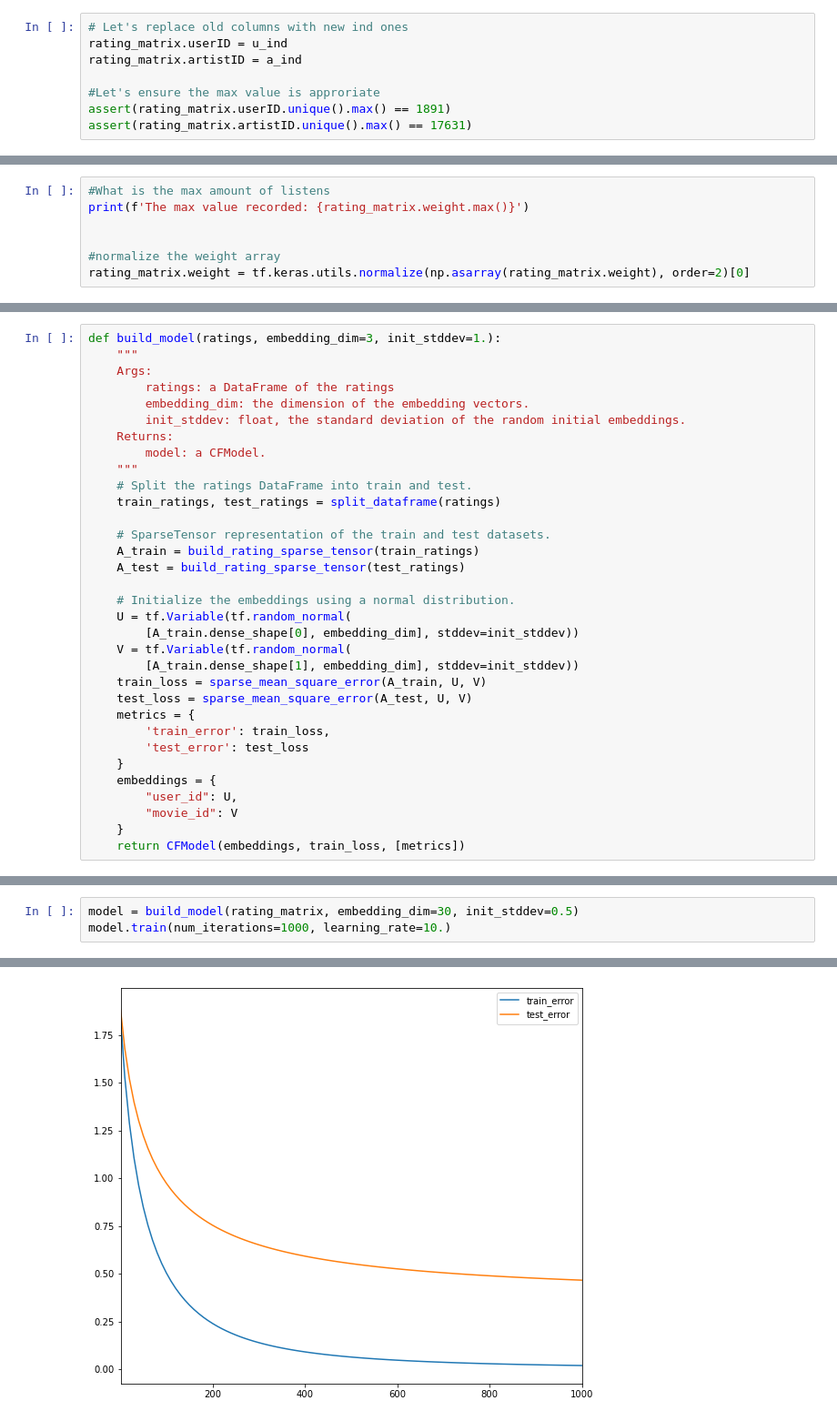
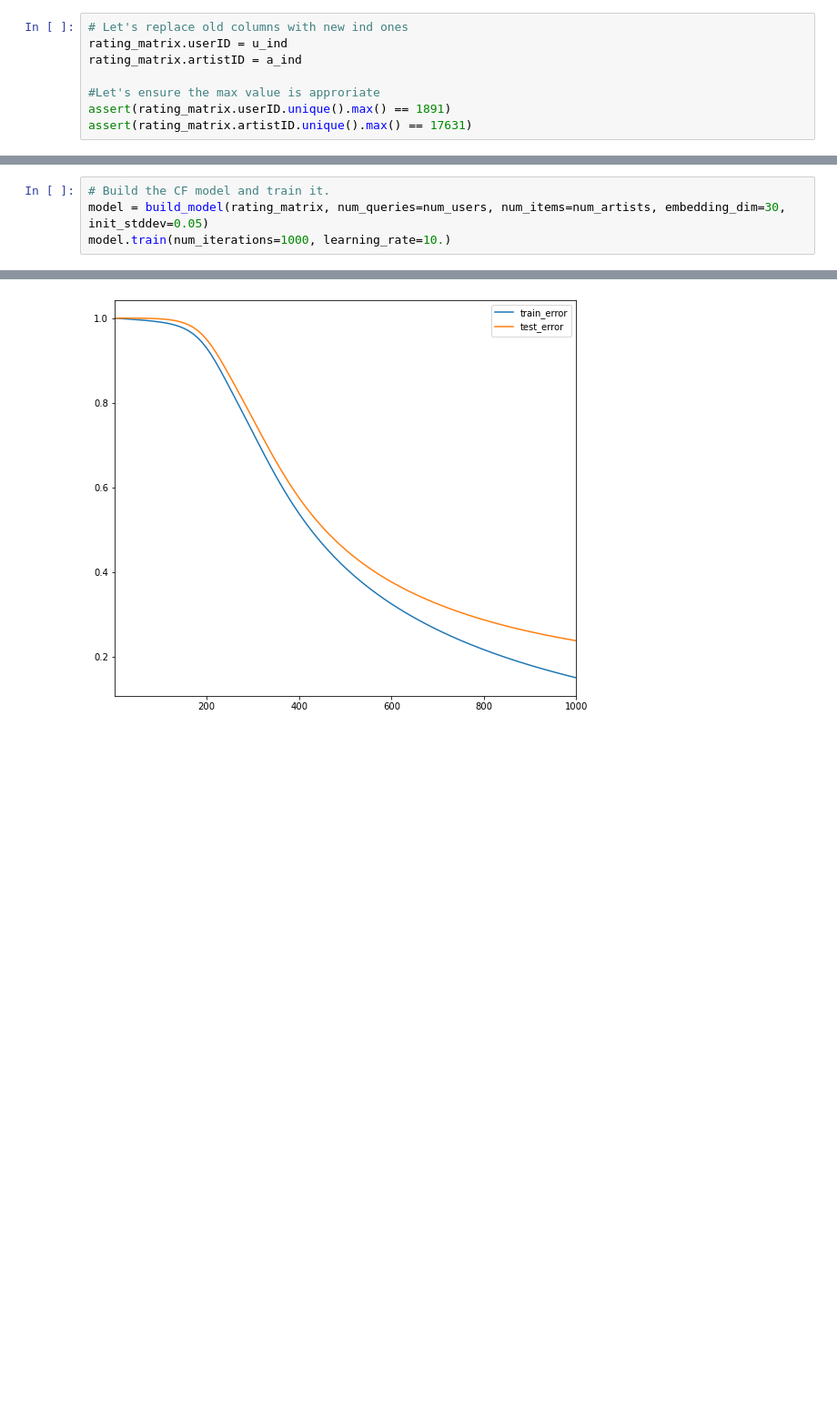
Before and after one commit to scummins00/CA4015-Music-RecSystem, a Jupyter notebook: book/Matrix_Factorization.ipynb, the cells around one changed output, grey strips where cells are left out. Shown at 91% size. Cells and saved outputs as stored; diff of their text form; blank space fills up the shorter version.

Commit message:
adding matrix factorisation notebook

```diff
--- a/book/Matrix_Factorization.ipynb
+++ b/book/Matrix_Factorization.ipynb
@@ -83,7 +98,0 @@ Our 'ratings' value consists of the number of listens a user has for a particula
-# %%
-#What is the max amount of listens
-print(f'The max value recorded: {rating_matrix.weight.max()}')
-
-
-#normalize the weight array
-rating_matrix.weight = tf.keras.utils.normalize(np.asarray(rating_matrix.weight), order=2)[0]
@@ -227,33 +98,0 @@ class CFModel(object):
-# %%
-def build_model(ratings, embedding_dim=3, init_stddev=1.):
-    """
-    Args:
-        ratings: a DataFrame of the ratings
-        embedding_dim: the dimension of the embedding vectors.
-        init_stddev: float, the standard deviation of the random initial embeddings.
-    Returns:
-        model: a CFModel.
-    """
-    # Split the ratings DataFrame into train and test.
-    train_ratings, test_ratings = split_dataframe(ratings)
-
-    # SparseTensor representation of the train and test datasets.
-    A_train = build_rating_sparse_tensor(train_ratings)
-    A_test = build_rating_sparse_tensor(test_ratings)
-
-    # Initialize the embeddings using a normal distribution.
-    U = tf.Variable(tf.random_normal(
-        [A_train.dense_shape[0], embedding_dim], stddev=init_stddev))
-    V = tf.Variable(tf.random_normal(
-        [A_train.dense_shape[1], embedding_dim], stddev=init_stddev))
-    train_loss = sparse_mean_square_error(A_train, U, V)
-    test_loss = sparse_mean_square_error(A_test, U, V)
-    metrics = {
-        'train_error': train_loss,
-        'test_error': test_loss
-    }
-    embeddings = {
-        "user_id": U,
-        "movie_id": V
-    }
-    return CFModel(embeddings, train_loss, [metrics])
@@ -260,5 +174,6 @@ def build_model(ratings, embedding_dim=3, init_stddev=1.):
 # %%
-model = build_model(rating_matrix, embedding_dim=30, init_stddev=0.5)
+# Build the CF model and train it.
+model = build_model(rating_matrix, num_queries=num_users, num_items=num_artists, embedding_dim=30, init_stddev=0.05)
 model.train(num_iterations=1000, learning_rate=10.)
 # %% [output]
 WARNING:tensorflow:`tf.train.start_queue_runners()` was called when no queue runners were defined. You can safely remove the call to this deprecated function.
@@ -267 +182 @@ WARNING:tensorflow:`tf.train.start_queue_runners()` was called when no queue run
-[figure, old version]
+[figure, new version]
```
Also changed, not shown: parts of 42 cells of this notebook.
